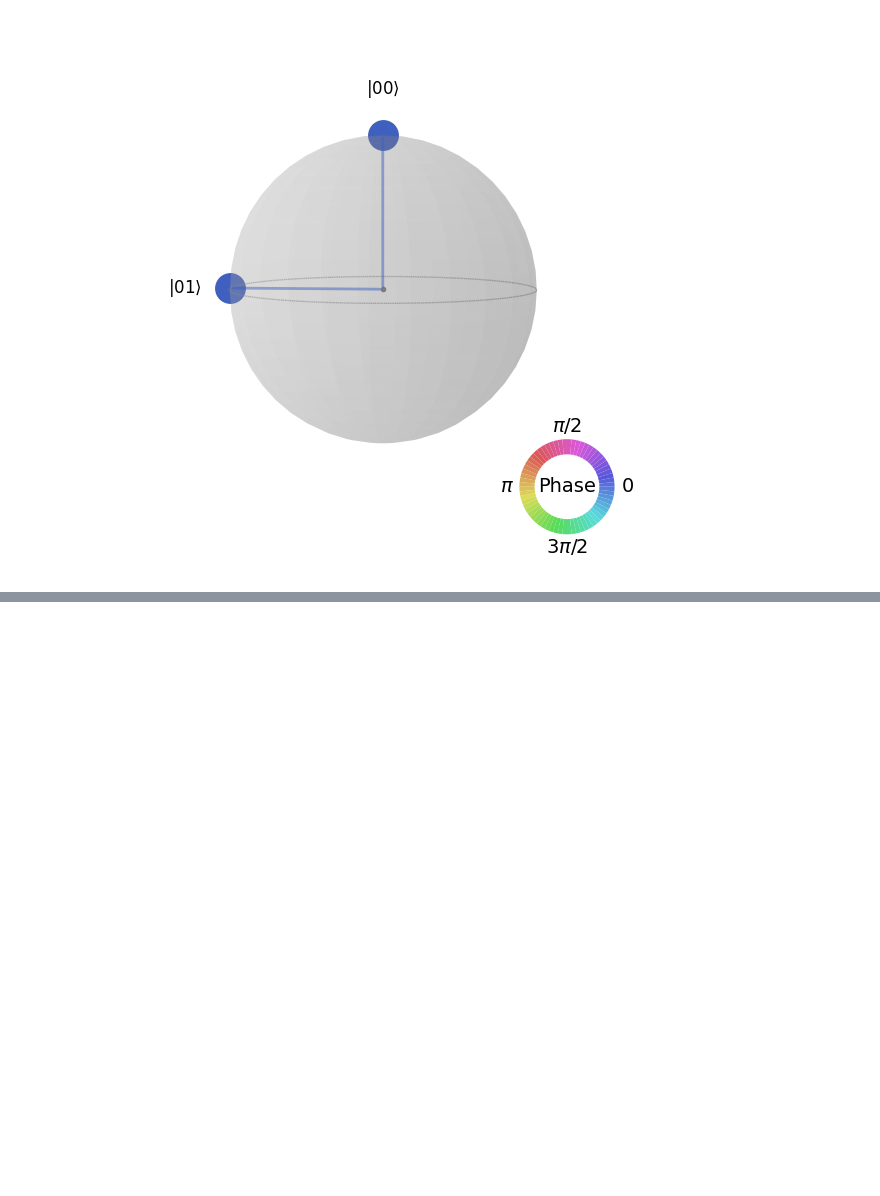
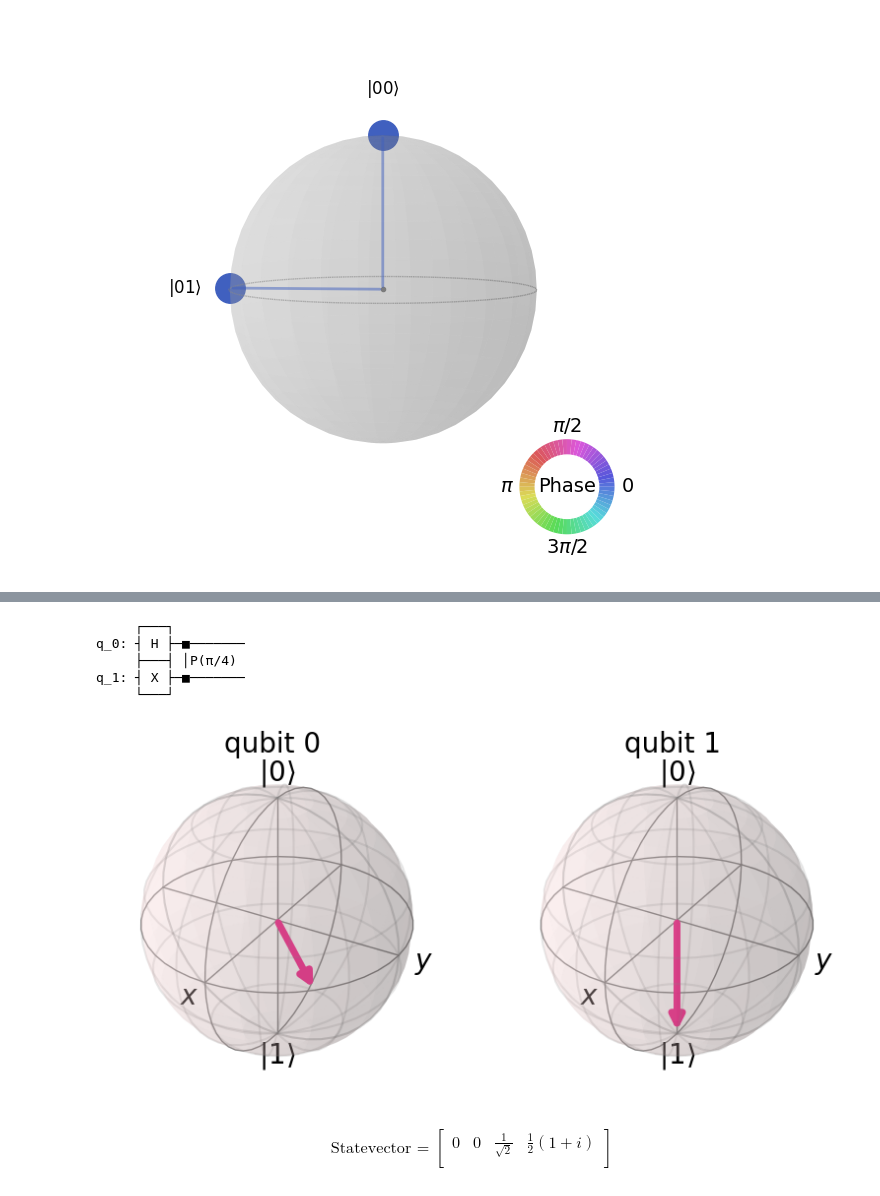
Before and after one commit to InsonusK/QiskitLearn-Quantum-Computation, a Jupyter notebook: src/4.Multiple Qubits and Entangled States.ipynb, the cells around one changed output, grey strips where cells are left out. Saved outputs shown, nothing was run; the diff lists cells and outputs as text; code cells hidden in the pictures; blank space fills up the shorter version.

```diff
--- a/src/4.Multiple Qubits and Entangled States.ipynb
+++ b/src/4.Multiple Qubits and Entangled States.ipynb
@@ -269,0 +321,26 @@ plot_state_qsphere(final_state)
+# %%
+qc = QuantumCircuit(2)
+qc.h(0)
+qc.x(1)
+# Add Controlled-T
+qc.cp(pi/4, 0, 1)
+display(qc.draw())
+# See Results:
+qc.save_statevector()
+qobj = assemble(qc)
+final_state = svsim.run(qobj).result().get_statevector()
+display(plot_bloch_multivector(final_state))
+array_to_latex(final_state, prefix="\\text{Statevector = }")
+# %% [output]
+     ┌───┐
+q_0: ┤ H ├─■───────
+     ├───┤ │P(π/4)
+q_1: ┤ X ├─■───────
+     └───┘
+[figure, added]
+$$
+\text{Statevector = }
+\begin{bmatrix}
+0 & 0 & \tfrac{1}{\sqrt{2}} & \tfrac{1}{2}(1 + i)  \\
+ \end{bmatrix}
+$$
```
Also changed, not shown: parts of 8 cells of this notebook.
